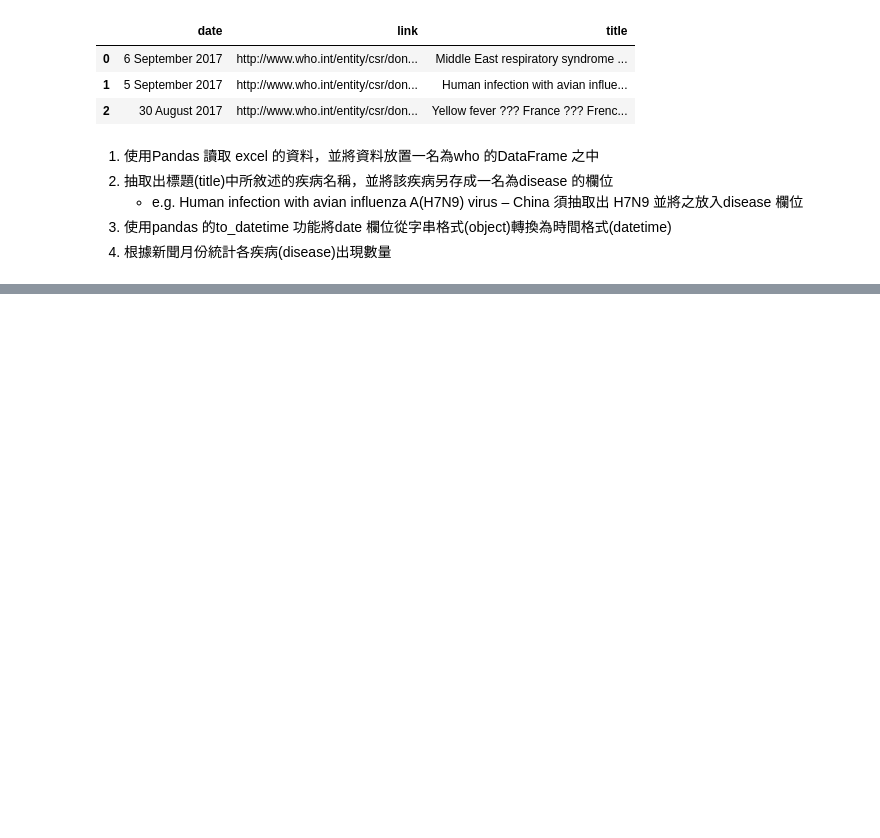
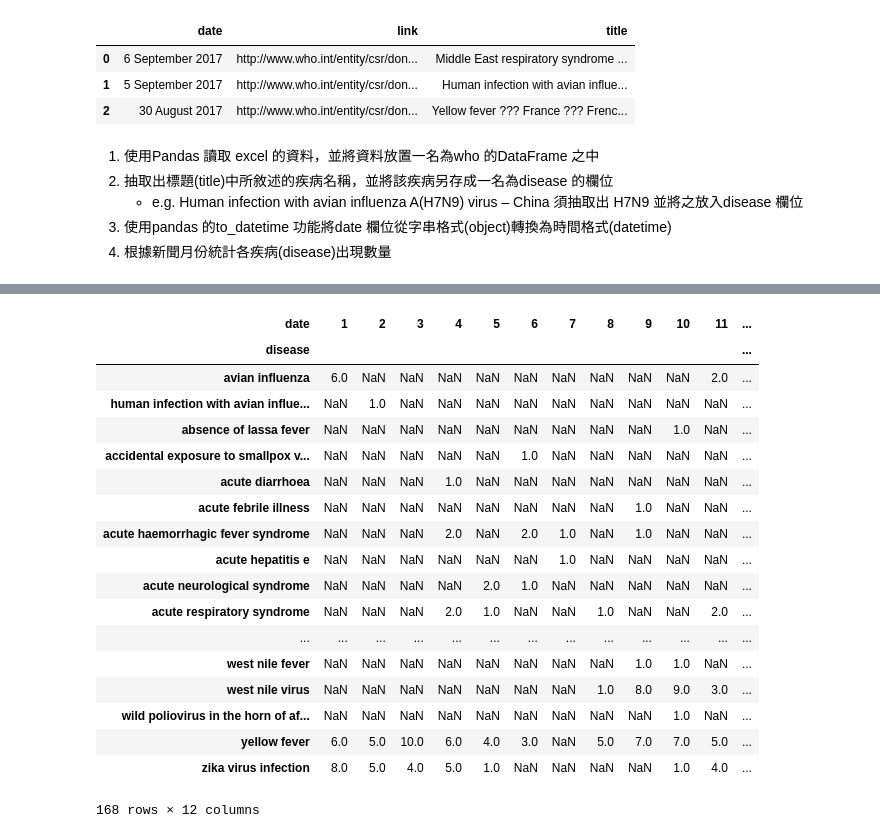
Before and after one commit to ywchiu/cdc_course, a Jupyter notebook: Homework5.ipynb, the cells around one changed output, grey strips where cells are left out. Saved outputs shown, nothing was run; the diff lists cells and outputs as text; code cells hidden in the pictures; blank space fills up the shorter version.

```diff
--- a/Homework5.ipynb
+++ b/Homework5.ipynb
@@ -14,0 +228,24 @@
+# %%
+whodf = who_stat.to_frame()
+whodf.columns = ['cnt']
+pandas.pivot_table(whodf, index='disease', columns='date', values='cnt')
+# %% [output]
+| date | 1 | 2 | 3 | 4 | 5 | 6 | 7 | 8 | 9 | 10 | 11 | ... |
+| disease |  |  |  |  |  |  |  |  |  |  |  | ... |
+| avian influenza | 6.0 | NaN | NaN | NaN | NaN | NaN | NaN | NaN | NaN | NaN | 2.0 | ... |
+| human infection with avian influe... | NaN | 1.0 | NaN | NaN | NaN | NaN | NaN | NaN | NaN | NaN | NaN | ... |
+| absence of lassa fever | NaN | NaN | NaN | NaN | NaN | NaN | NaN | NaN | NaN | 1.0 | NaN | ... |
+| accidental exposure to smallpox v... | NaN | NaN | NaN | NaN | NaN | 1.0 | NaN | NaN | NaN | NaN | NaN | ... |
+| acute diarrhoea | NaN | NaN | NaN | 1.0 | NaN | NaN | NaN | NaN | NaN | NaN | NaN | ... |
+| acute febrile illness | NaN | NaN | NaN | NaN | NaN | NaN | NaN | NaN | 1.0 | NaN | NaN | ... |
+| acute haemorrhagic fever syndrome | NaN | NaN | NaN | 2.0 | NaN | 2.0 | 1.0 | NaN | 1.0 | NaN | NaN | ... |
+| acute hepatitis e | NaN | NaN | NaN | NaN | NaN | NaN | 1.0 | NaN | NaN | NaN | NaN | ... |
+| acute neurological syndrome | NaN | NaN | NaN | NaN | 2.0 | 1.0 | NaN | NaN | NaN | NaN | NaN | ... |
+| acute respiratory syndrome | NaN | NaN | NaN | 2.0 | 1.0 | NaN | NaN | 1.0 | NaN | NaN | 2.0 | ... |
+| ... | ... | ... | ... | ... | ... | ... | ... | ... | ... | ... | ... | ... |
+| west nile fever | NaN | NaN | NaN | NaN | NaN | NaN | NaN | NaN | 1.0 | 1.0 | NaN | ... |
+| west nile virus | NaN | NaN | NaN | NaN | NaN | NaN | NaN | 1.0 | 8.0 | 9.0 | 3.0 | ... |
+| wild poliovirus in the horn of af... | NaN | NaN | NaN | NaN | NaN | NaN | NaN | NaN | NaN | 1.0 | NaN | ... |
+| yellow fever | 6.0 | 5.0 | 10.0 | 6.0 | 4.0 | 3.0 | NaN | 5.0 | 7.0 | 7.0 | 5.0 | ... |
+| zika virus infection | 8.0 | 5.0 | 4.0 | 5.0 | 1.0 | NaN | NaN | NaN | NaN | 1.0 | 4.0 | ... |
+168 rows × 12 columns
```
Also changed, not shown: parts of 30 cells of this notebook.
